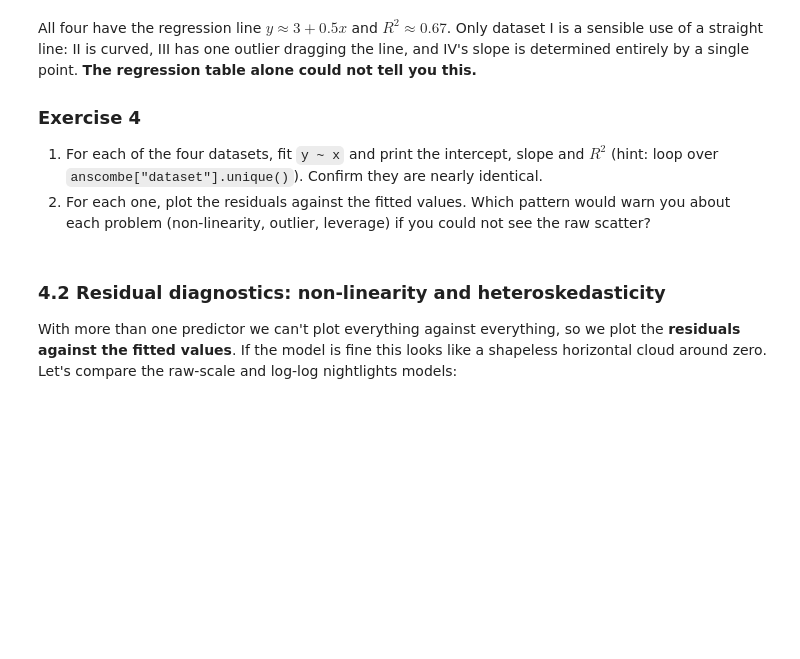
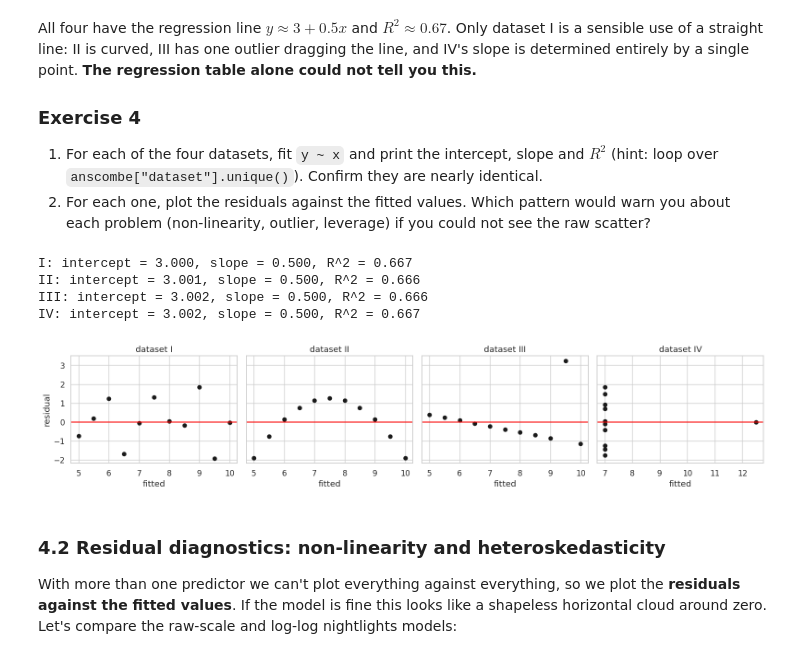
Before and after one commit to jasminebarry/BASC0005, a Jupyter notebook: notebooks/W07. Linear Regression.ipynb, the cells around one changed output. Drawn from its saved outputs; the diff is of its cells as text; code cells hidden in the pictures; blank space fills up the shorter version.

```diff
--- a/notebooks/W07. Linear Regression.ipynb
+++ b/notebooks/W07. Linear Regression.ipynb
@@ -536,10 +545,42 @@ All four have the regression line $y \approx 3 + 0.5x$ and $R^2 \approx 0.67$. O
 1. For each of the four datasets, fit `y ~ x` and print the intercept, slope and $R^2$ (hint: loop over `anscombe["dataset"].unique()`). Confirm they are nearly identical.
 2. For each one, plot the residuals against the fitted values. Which pattern would warn you about each problem (non-linearity, outlier, leverage) if you could not see the raw scatter?
 # %%
+#exercise 4.1
+
 for d in anscombe["dataset"].unique():
     sub = anscombe[anscombe["dataset"] == d]
     # your code here
-    m = smf.ols("y ~ x", data=sub).fit() #idk ... to be cont.
+    m = smf.ols("y ~ x", data=sub).fit()  # regression stats > if u ask for summary
+    # print(m.summary())
+    print(f"{d}: intercept = {m.params['Intercept']:.3f}, slope = {m.params['x']:.3f}, R^2 = {m.rsquared:.3f}")
+# outputs are approx identical.
+# %% [output]
+I: intercept = 3.000, slope = 0.500, R^2 = 0.667
+II: intercept = 3.001, slope = 0.500, R^2 = 0.666
+III: intercept = 3.002, slope = 0.500, R^2 = 0.666
+IV: intercept = 3.002, slope = 0.500, R^2 = 0.667
+# %%
+#exercise 4.2
+fig, axes = plt.subplots(1, 4, figsize=(16, 3.5), sharey=True)
+for ax, d in zip(axes, anscombe["dataset"].unique()):
+    sub = anscombe[anscombe["dataset"] == d]
+    m = smf.ols("y ~ x", data=sub).fit()
+    ax.scatter(m.fittedvalues, m.resid, color="k")
+    ax.axhline(0, color="red")
+    ax.set(title=f"dataset {d}", xlabel="fitted")
+axes[0].set_ylabel("residual")
+plt.tight_layout(); plt.show()
+
+
+#dataset I = shapeless cloud
+# II = non-linearity, curved relationship
+ #(residuals form a systematic shape), rather than scattering randomly
+ # sign changes in a pattern as you move along the fitted axis.
+# III = all points on nearline, 1 outlier drags fit
+# IV = Leverage, single point determines whole slope.
+# All other points stacked at 7, except 12.5.
+# %% [output]
+[figure, added]
 # %% [markdown]
 ### 4.2 Residual diagnostics: non-linearity and heteroskedasticity
 
```
Also changed, not shown: parts of 13 cells of this notebook.
